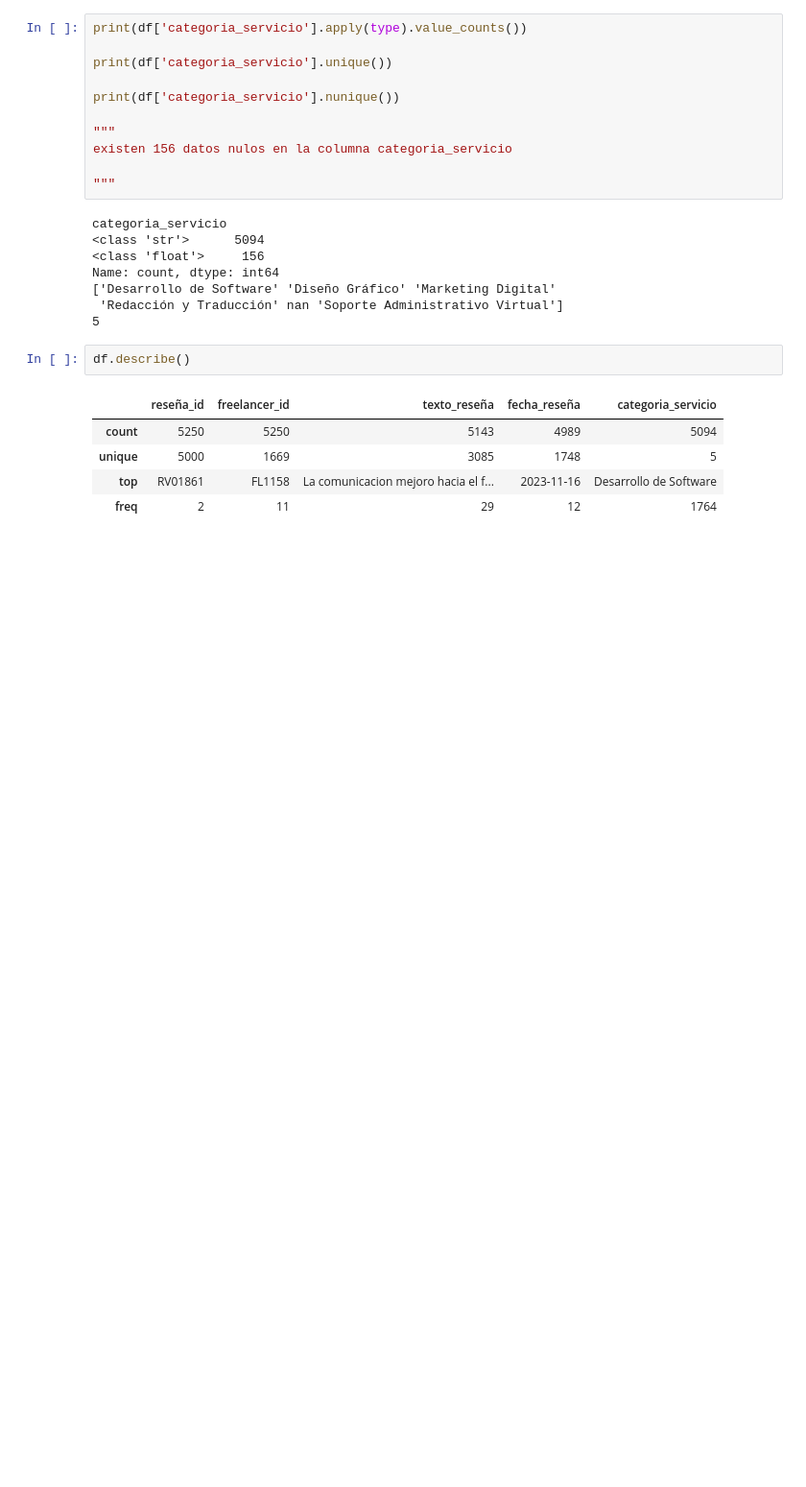
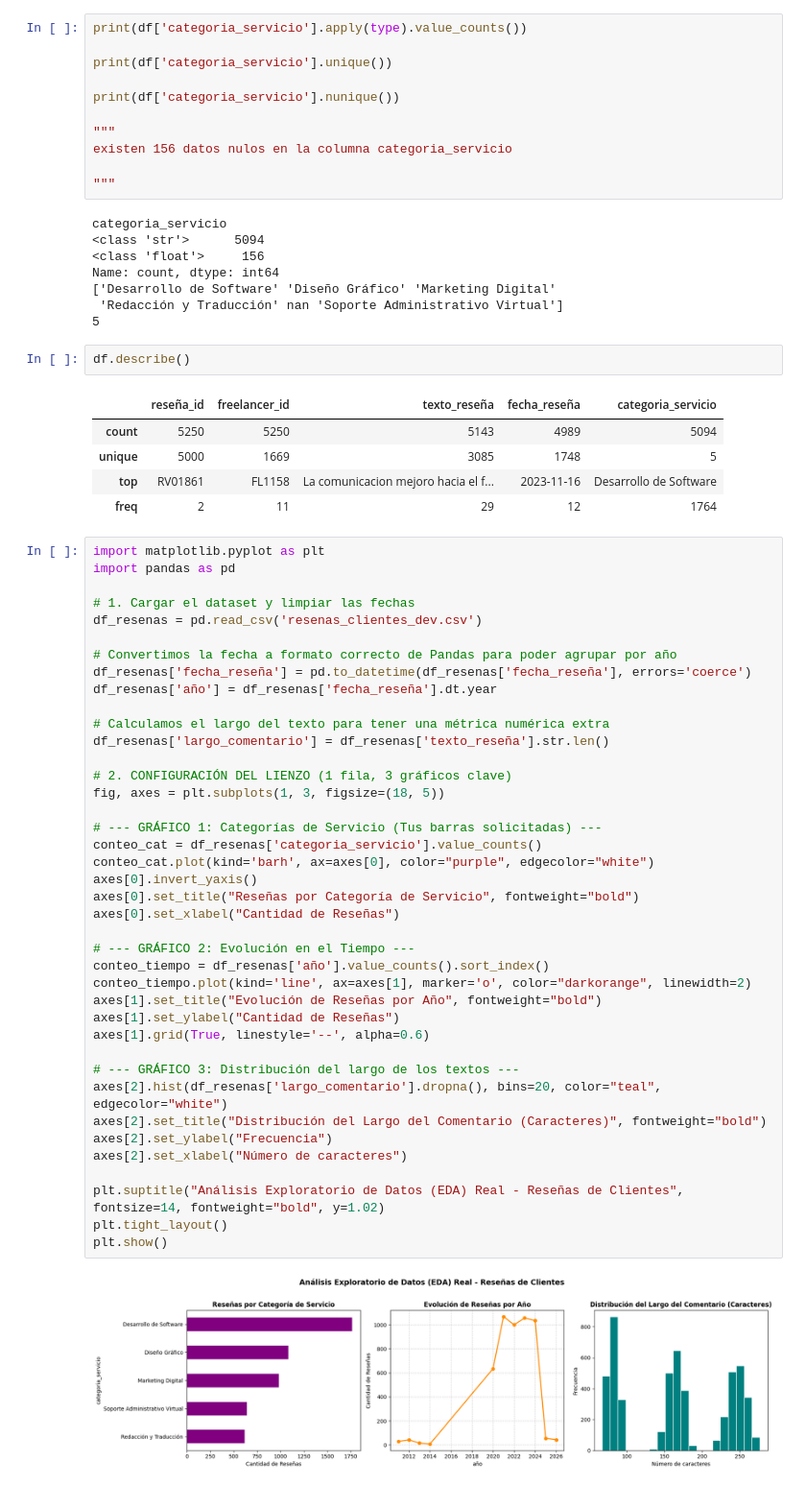
Before and after one commit to Cardona-Hector2023/OLC2_EJ26_ML_32, a Jupyter notebook: Proyecto2/Manuales/Docu_clientes.ipynb, the cells around one changed output. Shown at 96% size. Cells and saved outputs as stored; diff of their text form; blank space fills up the shorter version.

```diff
--- a/Proyecto2/Manuales/Docu_clientes.ipynb
+++ b/Proyecto2/Manuales/Docu_clientes.ipynb
@@ -161,3 +161,45 @@ df.describe()
 | unique | 5000 | 1669 | 3085 | 1748 | 5 |
 | top | RV01861 | FL1158 | La comunicacion mejoro hacia el f... | 2023-11-16 | Desarrollo de Software |
 | freq | 2 | 11 | 29 | 12 | 1764 |
+# %%
+import matplotlib.pyplot as plt
+import pandas as pd
+
+# 1. Cargar el dataset y limpiar las fechas
+df_resenas = pd.read_csv('resenas_clientes_dev.csv')
+
+# Convertimos la fecha a formato correcto de Pandas para poder agrupar por año
+df_resenas['fecha_reseña'] = pd.to_datetime(df_resenas['fecha_reseña'], errors='coerce')
+df_resenas['año'] = df_resenas['fecha_reseña'].dt.year
+
+# Calculamos el largo del texto para tener una métrica numérica extra
+df_resenas['largo_comentario'] = df_resenas['texto_reseña'].str.len()
+
+# 2. CONFIGURACIÓN DEL LIENZO (1 fila, 3 gráficos clave)
+fig, axes = plt.subplots(1, 3, figsize=(18, 5))
+
+# --- GRÁFICO 1: Categorías de Servicio (Tus barras solicitadas) ---
+conteo_cat = df_resenas['categoria_servicio'].value_counts()
+conteo_cat.plot(kind='barh', ax=axes[0], color="purple", edgecolor="white")
+axes[0].invert_yaxis()
+axes[0].set_title("Reseñas por Categoría de Servicio", fontweight="bold")
+axes[0].set_xlabel("Cantidad de Reseñas")
+
+# --- GRÁFICO 2: Evolución en el Tiempo ---
+conteo_tiempo = df_resenas['año'].value_counts().sort_index()
+conteo_tiempo.plot(kind='line', ax=axes[1], marker='o', color="darkorange", linewidth=2)
+axes[1].set_title("Evolución de Reseñas por Año", fontweight="bold")
+axes[1].set_ylabel("Cantidad de Reseñas")
+axes[1].grid(True, linestyle='--', alpha=0.6)
+
+# --- GRÁFICO 3: Distribución del largo de los textos ---
+axes[2].hist(df_resenas['largo_comentario'].dropna(), bins=20, color="teal", edgecolor="white")
+axes[2].set_title("Distribución del Largo del Comentario (Caracteres)", fontweight="bold")
+axes[2].set_ylabel("Frecuencia")
+axes[2].set_xlabel("Número de caracteres")
+
+plt.suptitle("Análisis Exploratorio de Datos (EDA) Real - Reseñas de Clientes", fontsize=14, fontweight="bold", y=1.02)
+plt.tight_layout()
+plt.show()
+# %% [output]
+[figure, added]
```
Also changed, not shown: 1 other file.
